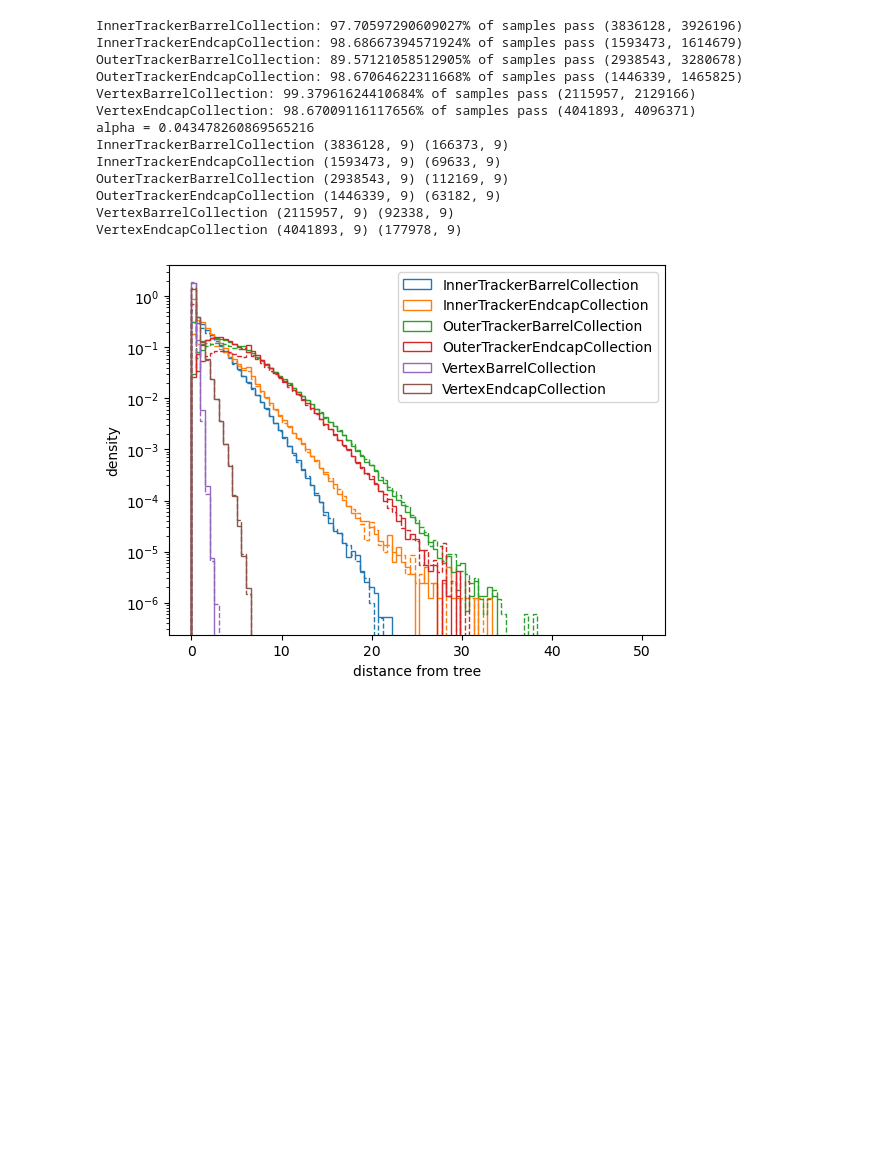
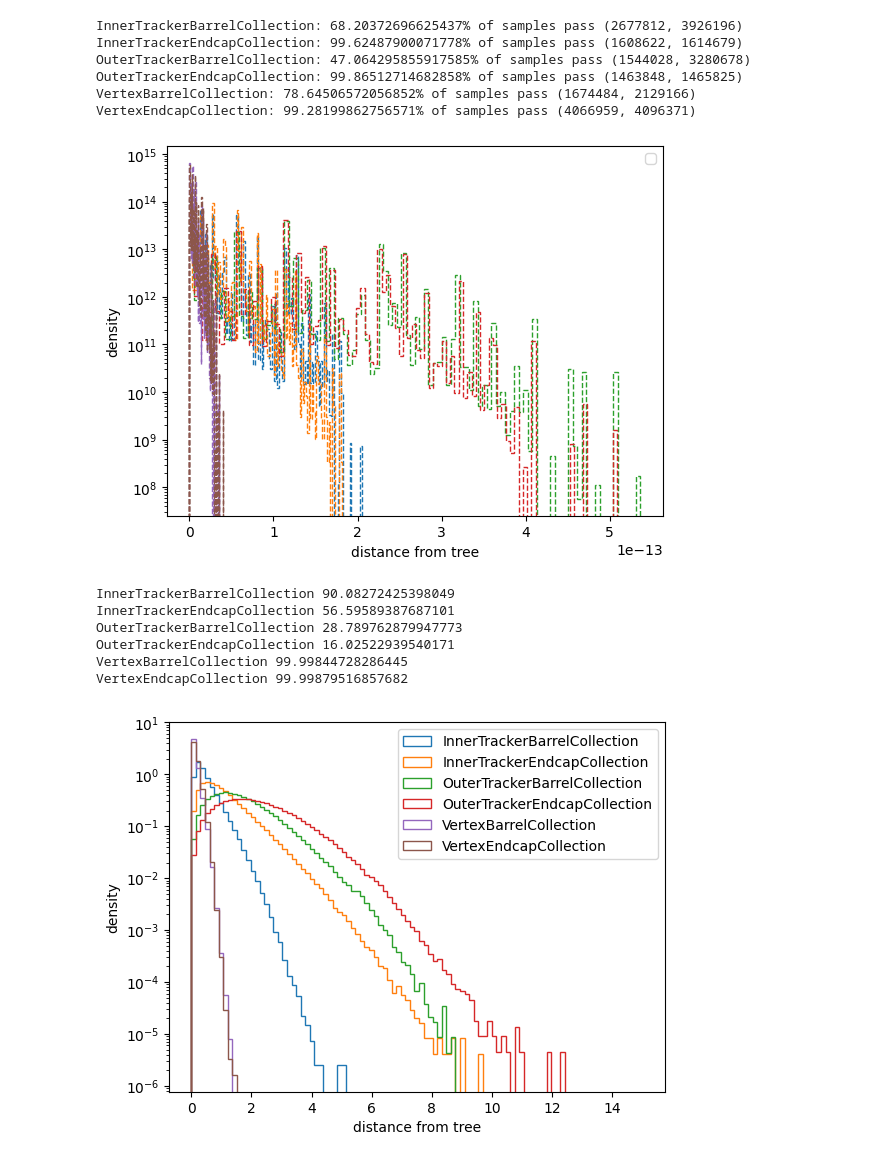
Before and after one commit to rmastand/fast_tracker_BIBgen_mucoll, a Jupyter notebook: assign_cell_ID.ipynb, the cells around one changed output. Saved outputs shown, nothing was run; the diff lists cells and outputs as text; code cells hidden in the pictures; blank space fills up the shorter version.

```diff
--- a/assign_cell_ID.ipynb
+++ b/assign_cell_ID.ipynb
@@ -157,12 +273,12 @@ for col_name in collections:
 # %%
-for col_name in collections:
-    print(col_name)
-    print(all_data_dir[col_name].shape, all_samples_dir[col_name].shape)
+# for col_name in collections:
+#     print(col_name)
+#     print(all_data_dir[col_name].shape, all_samples_dir[col_name].shape)
 
-    fig, ax = plt.subplots(1, 9, figsize = (20, 5))
-    for i in range(9):
-        ax[i].hist(all_data_dir[col_name][:,i], histtype = "step", bins = 100)
-        ax[i].hist(all_samples_dir[col_name][:,i], histtype = "step", bins = 100)
-        ax[i].set_xlabel(f"feature {i}")
-    ax[-1].legend()
-    plt.show()
+#     fig, ax = plt.subplots(1, 7, figsize = (20, 5))
+#     for i in range(7):
+#         ax[i].hist(all_data_dir[col_name][:,i], histtype = "step", bins = 100)
+#         ax[i].hist(all_samples_dir[col_name][:,i], histtype = "step", bins = 100)
+#         ax[i].set_xlabel(f"feature {i}")
+#     ax[-1].legend()
+#     plt.show()
@@ -261,37 +358,47 @@ def get_col_hits_per_layer(data):
 col_hits_per_layer_truth, dists_truth, cell_ids_truth, valid_mask = get_col_hits_per_layer(all_data_dir)
 
 
-flow_samples_masked, flow_samples_masked_stratified = build_masked_datasets(all_data_dir, all_samples_dir, collections, NUM_COND_INPUTS, feature_indices_dict)
+flow_samples_masked, flow_samples_masked_stratified = build_masked_datasets(all_data_dir, all_samples_dir, collections, NUM_COND_INPUTS, feature_indices_dict, stratify=False)
 col_hits_per_layer_samples, dists_samples, cell_ids_samples, valid_masks = get_col_hits_per_layer(flow_samples_masked)
 # %% [output]
-InnerTrackerBarrelCollection: 97.70597290609027% of samples pass (3836128, 3926196)
-InnerTrackerEndcapCollection: 98.68667394571924% of samples pass (1593473, 1614679)
-OuterTrackerBarrelCollection: 89.57121058512905% of samples pass (2938543, 3280678)
-OuterTrackerEndcapCollection: 98.67064622311668% of samples pass (1446339, 1465825)
-VertexBarrelCollection: 99.37961624410684% of samples pass (2115957, 2129166)
-VertexEndcapCollection: 98.67009116117656% of samples pass (4041893, 4096371)
-alpha = 0.043478260869565216
-InnerTrackerBarrelCollection (3836128, 9) (166373, 9)
-InnerTrackerEndcapCollection (1593473, 9) (69633, 9)
-OuterTrackerBarrelCollection (2938543, 9) (112169, 9)
-OuterTrackerEndcapCollection (1446339, 9) (63182, 9)
-VertexBarrelCollection (2115957, 9) (92338, 9)
-VertexEndcapCollection (4041893, 9) (177978, 9)
+InnerTrackerBarrelCollection: 68.20372696625437% of samples pass (2677812, 3926196)
+InnerTrackerEndcapCollection: 99.62487900071778% of samples pass (1608622, 1614679)
+OuterTrackerBarrelCollection: 47.064295855917585% of samples pass (1544028, 3280678)
+OuterTrackerEndcapCollection: 99.86512714682858% of samples pass (1463848, 1465825)
+VertexBarrelCollection: 78.64506572056852% of samples pass (1674484, 2129166)
+VertexEndcapCollection: 99.28199862756571% of samples pass (4066959, 4096371)
 # %%
 
 
 
 plt.figure()
 for i, col in enumerate(collections):
-    plt.hist(dists_truth[col], bins = np.linspace(0, 50, 100), histtype = "step", density = True, linestyle = "dashed", color = f"C{i}")
-    plt.hist(dists_samples[col], bins = np.linspace(0, 50, 100), histtype = "step", density = True, color = f"C{i}", label = col)
+    plt.hist(dists_truth[col], bins = 100, histtype = "step", density = True, linestyle = "dashed", color = f"C{i}")
 plt.yscale("log")
 plt.xlabel("distance from tree")
 plt.ylabel("density")
 plt.legend()
 plt.show()
+
+plt.figure()
+for i, col in enumerate(collections):
+    plt.hist(dists_samples[col], bins = np.linspace(0, 15, 100), histtype = "step", density = True, color = f"C{i}", label = col)
+    num_pass = dists_samples[col] < 1
+    print(col,100*sum(num_pass)/len(num_pass))
+plt.yscale("log")
+plt.xlabel("distance from tree")
+plt.ylabel("density")
+plt.legend()
+plt.show()
 # %% [output]
-[figure, old version]
+[figure, new version]
+InnerTrackerBarrelCollection 90.08272425398049
+InnerTrackerEndcapCollection 56.59589387687101
+OuterTrackerBarrelCollection 28.789762879947773
+OuterTrackerEndcapCollection 16.02522939540171
+VertexBarrelCollection 99.99844728286445
+VertexEndcapCollection 99.99879516857682
+[figure, added]
 # %%
 collections_order = [
     'VertexBarrelCollection',
```
Also changed, not shown: parts of 10 cells of this notebook, 8 other files.
